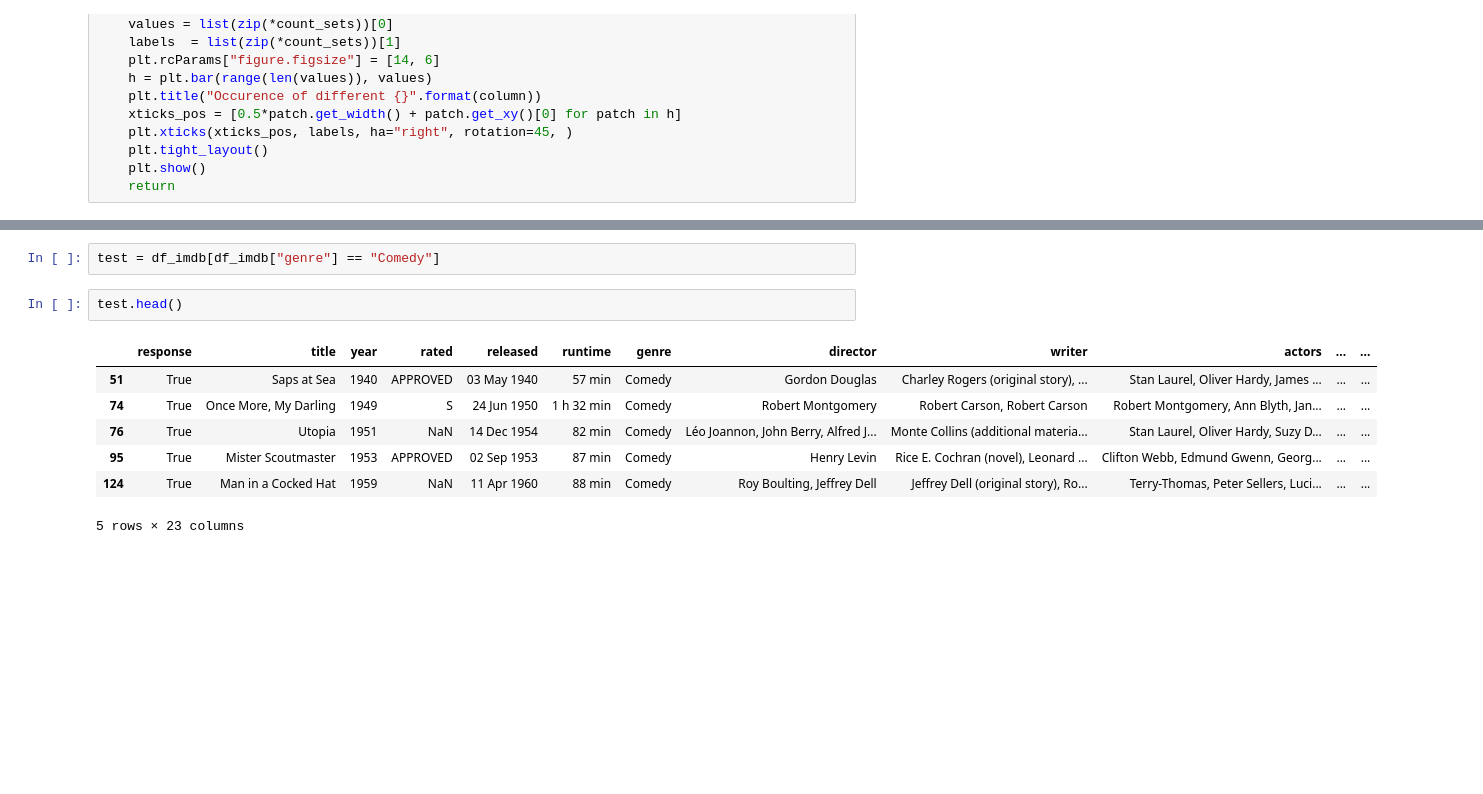
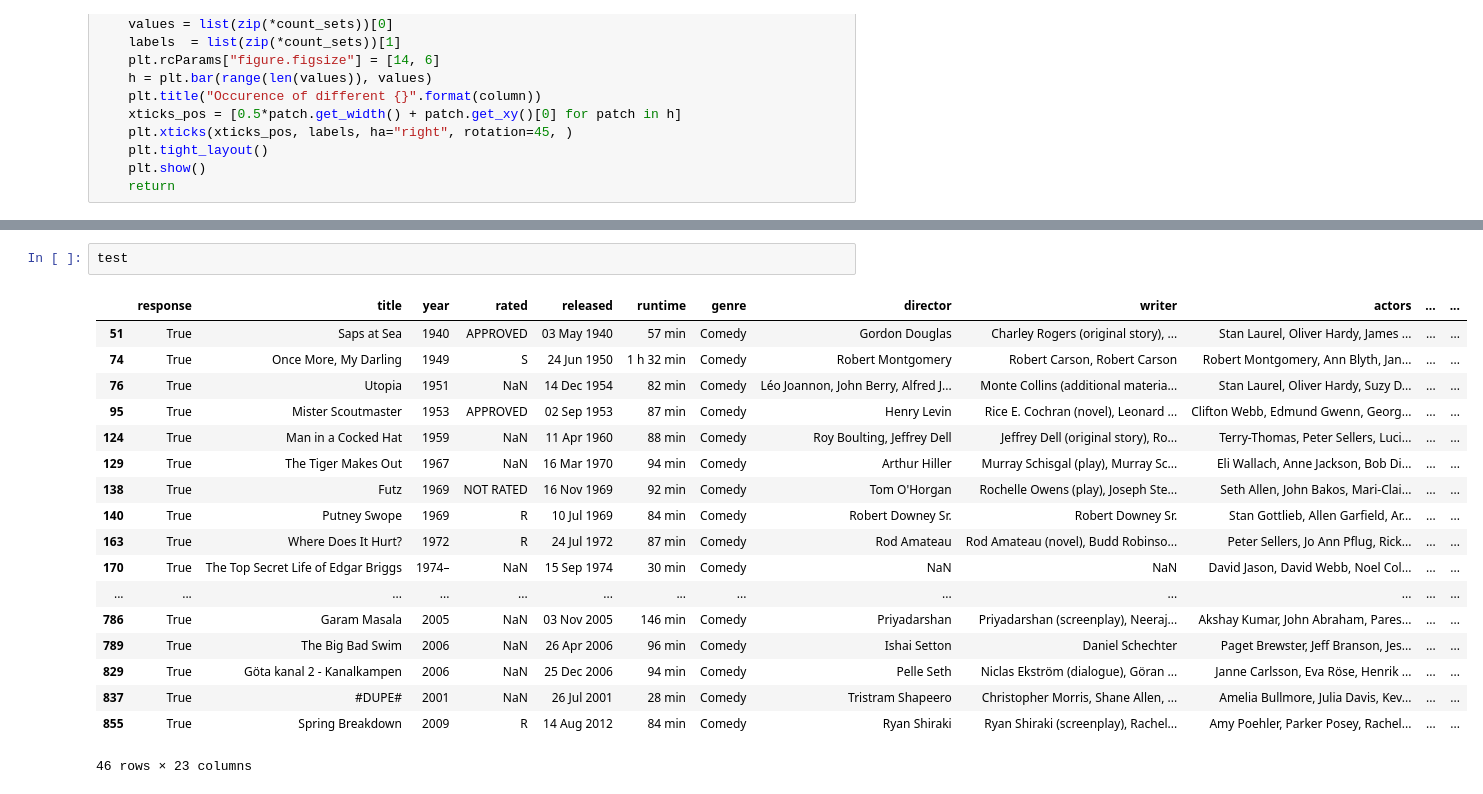
Before and after one commit to JoshuaGoerner/AppleSilverLords, a Jupyter notebook: notebooks/This is where the magic happens.ipynb, the cells around one changed output, grey strips where cells are left out. Saved outputs shown, nothing was run; the diff lists cells and outputs as text; blank space fills up the shorter version.

```diff
--- a/notebooks/This is where the magic happens.ipynb
+++ b/notebooks/This is where the magic happens.ipynb
@@ -452,14 +469,23 @@ _ = plot_score_per_items(test, column="genre", items=["Action"])
 # %% [output]
 [figure]
-# %%
-test = df_imdb[df_imdb["genre"] == "Comedy"]
 # %%
-test.head()
+test
 # %% [output]
 |  | ﻿response | title | year | rated | released | runtime | genre | director | writer | actors | ... | ... |
 | 51 | True | Saps at Sea | 1940 | APPROVED | 03 May 1940 | 57 min | Comedy | Gordon Douglas | Charley Rogers (original story), ... | Stan Laurel, Oliver Hardy, James ... | ... | ... |
 | 74 | True | Once More, My Darling | 1949 | S | 24 Jun 1950 | 1 h 32 min | Comedy | Robert Montgomery | Robert Carson, Robert Carson | Robert Montgomery, Ann Blyth, Jan... | ... | ... |
 | 76 | True | Utopia | 1951 | NaN | 14 Dec 1954 | 82 min | Comedy | Léo Joannon, John Berry, Alfred J... | Monte Collins (additional materia... | Stan Laurel, Oliver Hardy, Suzy D... | ... | ... |
 | 95 | True | Mister Scoutmaster | 1953 | APPROVED | 02 Sep 1953 | 87 min | Comedy | Henry Levin | Rice E. Cochran (novel), Leonard ... | Clifton Webb, Edmund Gwenn, Georg... | ... | ... |
 | 124 | True | Man in a Cocked Hat | 1959 | NaN | 11 Apr 1960 | 88 min | Comedy | Roy Boulting, Jeffrey Dell | Jeffrey Dell (original story), Ro... | Terry-Thomas, Peter Sellers, Luci... | ... | ... |
+| 129 | True | The Tiger Makes Out | 1967 | NaN | 16 Mar 1970 | 94 min | Comedy | Arthur Hiller | Murray Schisgal (play), Murray Sc... | Eli Wallach, Anne Jackson, Bob Di... | ... | ... |
+| 138 | True | Futz | 1969 | NOT RATED | 16 Nov 1969 | 92 min | Comedy | Tom O'Horgan | Rochelle Owens (play), Joseph Ste... | Seth Allen, John Bakos, Mari-Clai... | ... | ... |
+| 140 | True | Putney Swope | 1969 | R | 10 Jul 1969 | 84 min | Comedy | Robert Downey Sr. | Robert Downey Sr. | Stan Gottlieb, Allen Garfield, Ar... | ... | ... |
+| 163 | True | Where Does It Hurt? | 1972 | R | 24 Jul 1972 | 87 min | Comedy | Rod Amateau | Rod Amateau (novel), Budd Robinso... | Peter Sellers, Jo Ann Pflug, Rick... | ... | ... |
+| 170 | True | The Top Secret Life of Edgar Briggs | 1974– | NaN | 15 Sep 1974 | 30 min | Comedy | NaN | NaN | David Jason, David Webb, Noel Col... | ... | ... |
+| ... | ... | ... | ... | ... | ... | ... | ... | ... | ... | ... | ... | ... |
+| 786 | True | Garam Masala | 2005 | NaN | 03 Nov 2005 | 146 min | Comedy | Priyadarshan | Priyadarshan (screenplay), Neeraj... | Akshay Kumar, John Abraham, Pares... | ... | ... |
+| 789 | True | The Big Bad Swim | 2006 | NaN | 26 Apr 2006 | 96 min | Comedy | Ishai Setton | Daniel Schechter | Paget Brewster, Jeff Branson, Jes... | ... | ... |
+| 829 | True | Göta kanal 2 - Kanalkampen | 2006 | NaN | 25 Dec 2006 | 94 min | Comedy | Pelle Seth | Niclas Ekström (dialogue), Göran ... | Janne Carlsson, Eva Röse, Henrik ... | ... | ... |
+| 837 | True | #DUPE# | 2001 | NaN | 26 Jul 2001 | 28 min | Comedy | Tristram Shapeero | Christopher Morris, Shane Allen, ... | Amelia Bullmore, Julia Davis, Kev... | ... | ... |
+| 855 | True | Spring Breakdown | 2009 | R | 14 Aug 2012 | 84 min | Comedy | Ryan Shiraki | Ryan Shiraki (screenplay), Rachel... | Amy Poehler, Parker Posey, Rachel... | ... | ... |
-5 rows × 23 columns
+46 rows × 23 columns
```
Also changed, not shown: parts of 4 cells of this notebook.
